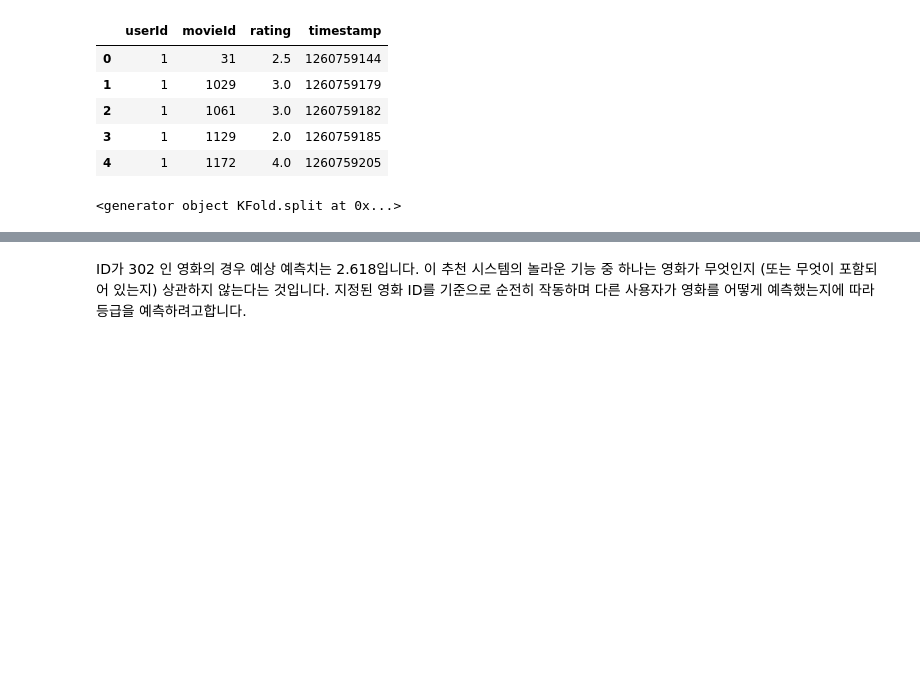
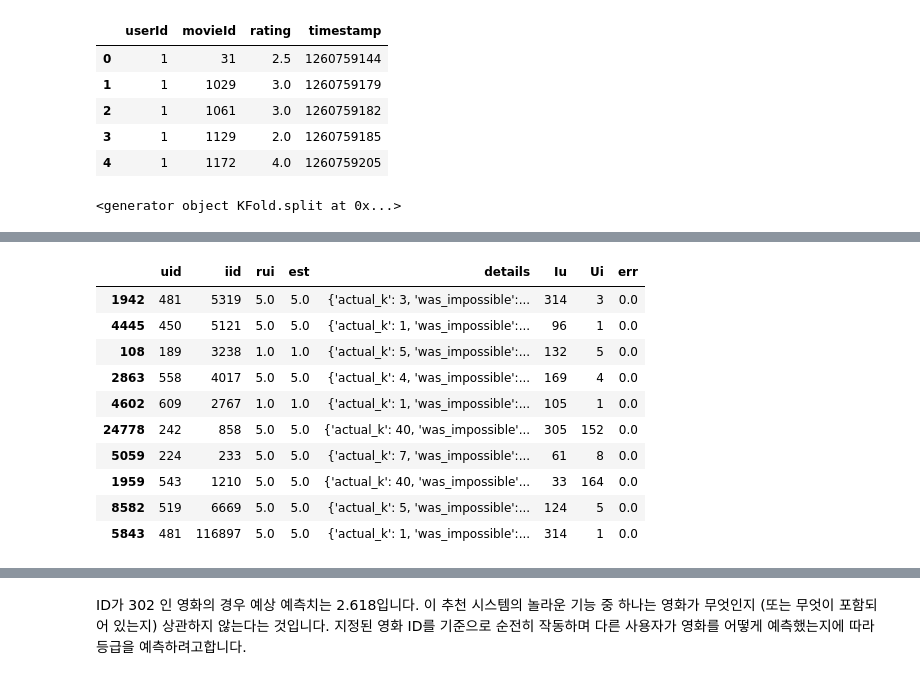
Before and after one commit to ashyrion/ML, a Jupyter notebook: recommand_system.ipynb, the cells around one changed output, grey strips where cells are left out. Cells and saved outputs as stored; diff of their text form; code cells hidden in the pictures; blank space fills up the shorter version.

Commit message:
best and worst case 분류 추가

```diff
--- a/recommand_system.ipynb
+++ b/recommand_system.ipynb
@@ -423,0 +452,35 @@ svd.fit(trainset)
+# %%
+# Let's build a pandas dataframe with all the predictions
+
+def get_Iu(uid):
+    """Return the number of items rated by given user
+
+    Args:
+        uid: The raw id of the user.
+    Returns:
+        The number of items rated by the user.
+    """
+
+    try:
+        return len(trainset.ur[trainset.to_inner_uid(uid)])
+    except ValueError:  # user was not part of the trainset
+        return 0
+
+def get_Ui(iid):
+    """Return the number of users that have rated given item
+
+    Args:
+        iid: The raw id of the item.
+    Returns:
+        The number of users that have rated the item.
+    """
+
+    try:
+        return len(trainset.ir[trainset.to_inner_iid(iid)])
+    except ValueError:  # item was not part of the trainset
+        return 0
+
+df = pd.DataFrame(predictions, columns=['uid', 'iid', 'rui', 'est', 'details'])
+df['Iu'] = df.uid.apply(get_Iu)
+df['Ui'] = df.iid.apply(get_Ui)
+df['err'] = abs(df.est - df.rui)
@@ -423,0 +496,17 @@ svd.fit(trainset)
+# %%
+best_predictions = df.sort_values(by='err')[:10]
+worst_predictions = df.sort_values(by='err')[-10:]
+# %%
+best_predictions
+# %% [output]
+|  | uid | iid | rui | est | details | Iu | Ui | err |
+| 1942 | 481 | 5319 | 5.0 | 5.0 | {'actual_k': 3, 'was_impossible':... | 314 | 3 | 0.0 |
+| 4445 | 450 | 5121 | 5.0 | 5.0 | {'actual_k': 1, 'was_impossible':... | 96 | 1 | 0.0 |
+| 108 | 189 | 3238 | 1.0 | 1.0 | {'actual_k': 5, 'was_impossible':... | 132 | 5 | 0.0 |
+| 2863 | 558 | 4017 | 5.0 | 5.0 | {'actual_k': 4, 'was_impossible':... | 169 | 4 | 0.0 |
+| 4602 | 609 | 2767 | 1.0 | 1.0 | {'actual_k': 1, 'was_impossible':... | 105 | 1 | 0.0 |
+| 24778 | 242 | 858 | 5.0 | 5.0 | {'actual_k': 40, 'was_impossible'... | 305 | 152 | 0.0 |
+| 5059 | 224 | 233 | 5.0 | 5.0 | {'actual_k': 7, 'was_impossible':... | 61 | 8 | 0.0 |
+| 1959 | 543 | 1210 | 5.0 | 5.0 | {'actual_k': 40, 'was_impossible'... | 33 | 164 | 0.0 |
+| 8582 | 519 | 6669 | 5.0 | 5.0 | {'actual_k': 5, 'was_impossible':... | 124 | 5 | 0.0 |
+| 5843 | 481 | 116897 | 5.0 | 5.0 | {'actual_k': 1, 'was_impossible':... | 314 | 1 | 0.0 |
```
Also changed, not shown: parts of 12 cells of this notebook.
